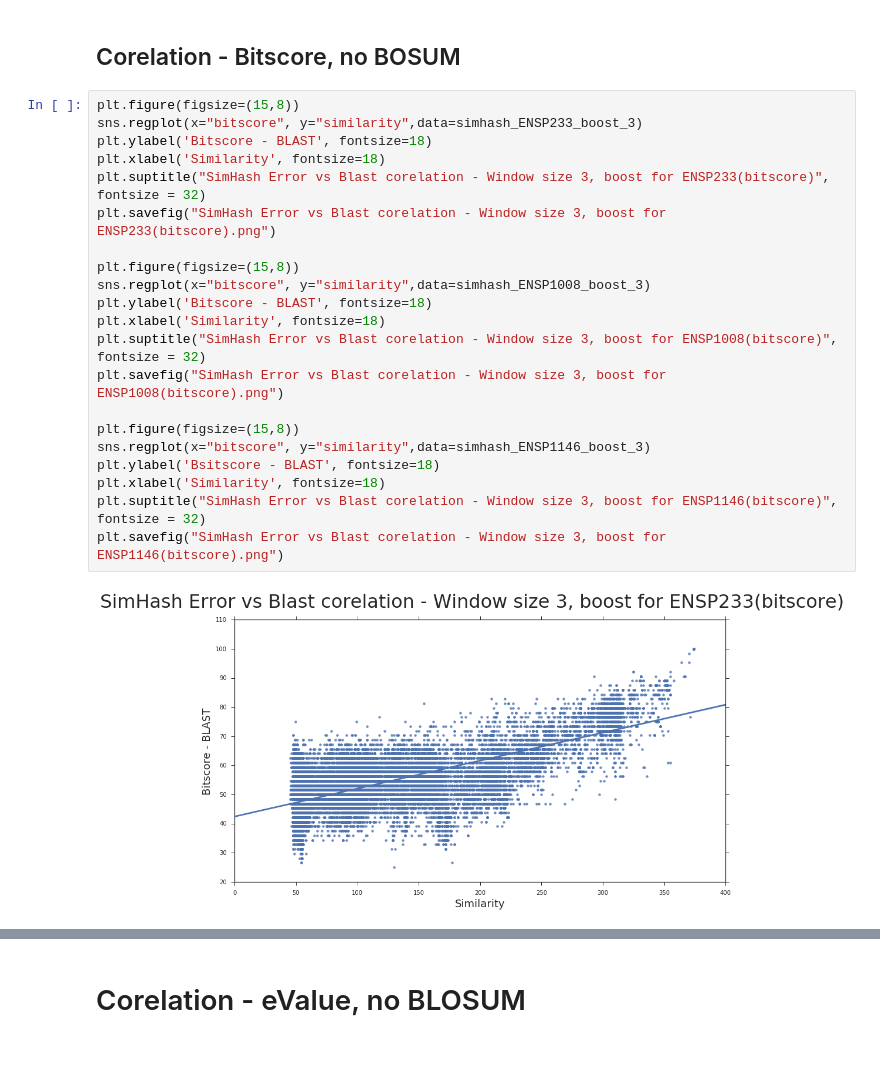
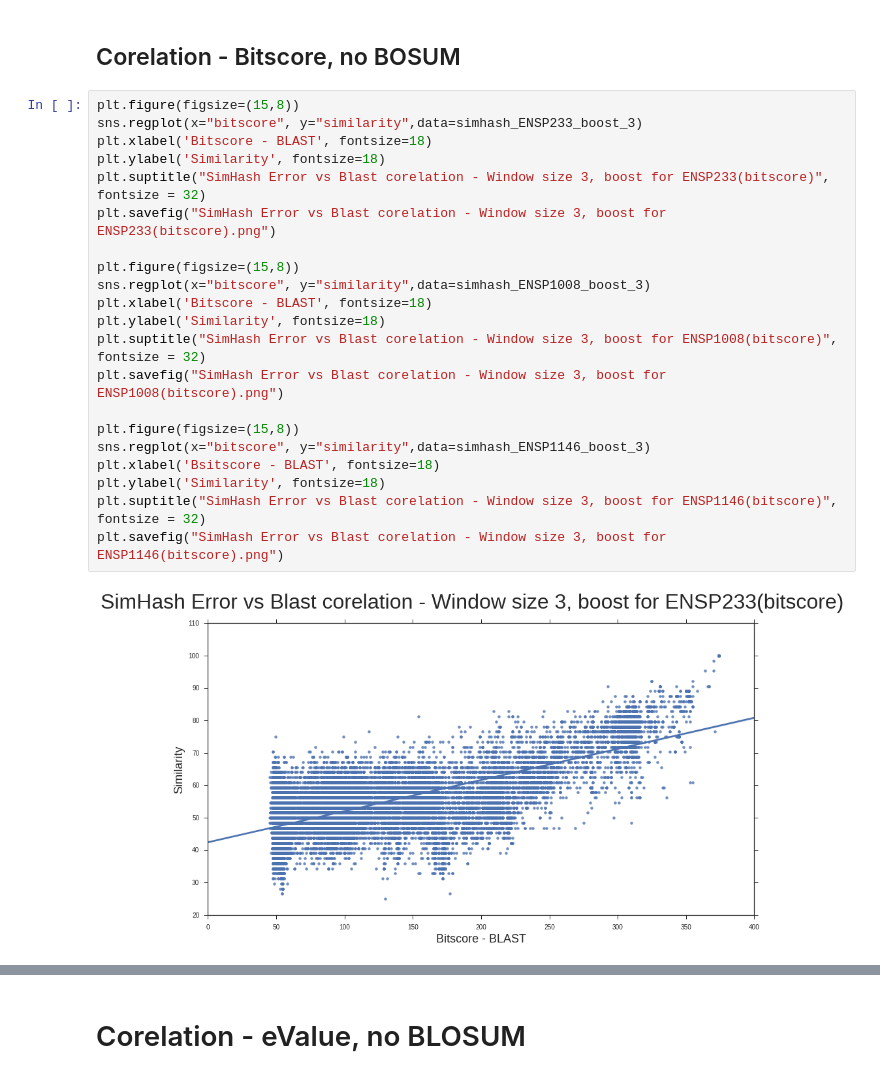
Before and after one commit to Weenkus/Phylo-research, a Jupyter notebook: results_simHash/blast_comparison/SimHash vs Blast performance.ipynb, the cells around one changed output, grey strips where cells are left out. Cells and saved outputs as stored; diff of their text form.

```diff
--- a/results_simHash/blast_comparison/SimHash vs Blast performance.ipynb
+++ b/results_simHash/blast_comparison/SimHash vs Blast performance.ipynb
@@ -208,23 +208,23 @@ plt.savefig("SimHash Error vs Blast corelation - Window size 3, boost for ENSP23
 # %%
 plt.figure(figsize=(15,8))
 sns.regplot(x="bitscore", y="similarity",data=simhash_ENSP233_boost_3)
-plt.ylabel('Bitscore - BLAST', fontsize=18)
-plt.xlabel('Similarity', fontsize=18)
+plt.xlabel('Bitscore - BLAST', fontsize=18)
+plt.ylabel('Similarity', fontsize=18)
 plt.suptitle("SimHash Error vs Blast corelation - Window size 3, boost for ENSP233(bitscore)", fontsize = 32)
 plt.savefig("SimHash Error vs Blast corelation - Window size 3, boost for ENSP233(bitscore).png")
 
 plt.figure(figsize=(15,8))
 sns.regplot(x="bitscore", y="similarity",data=simhash_ENSP1008_boost_3)
-plt.ylabel('Bitscore - BLAST', fontsize=18)
-plt.xlabel('Similarity', fontsize=18)
+plt.xlabel('Bitscore - BLAST', fontsize=18)
+plt.ylabel('Similarity', fontsize=18)
 plt.suptitle("SimHash Error vs Blast corelation - Window size 3, boost for ENSP1008(bitscore)", fontsize = 32)
 plt.savefig("SimHash Error vs Blast corelation - Window size 3, boost for ENSP1008(bitscore).png")
 
 plt.figure(figsize=(15,8))
 sns.regplot(x="bitscore", y="similarity",data=simhash_ENSP1146_boost_3)
-plt.ylabel('Bsitscore - BLAST', fontsize=18)
-plt.xlabel('Similarity', fontsize=18)
+plt.xlabel('Bsitscore - BLAST', fontsize=18)
+plt.ylabel('Similarity', fontsize=18)
 plt.suptitle("SimHash Error vs Blast corelation - Window size 3, boost for ENSP1146(bitscore)", fontsize = 32)
 plt.savefig("SimHash Error vs Blast corelation - Window size 3, boost for ENSP1146(bitscore).png")
 # %% [output]
-[figure, old version]
+[figure, new version]
```
Also changed, not shown: parts of 12 cells of this notebook, 21 other files.
